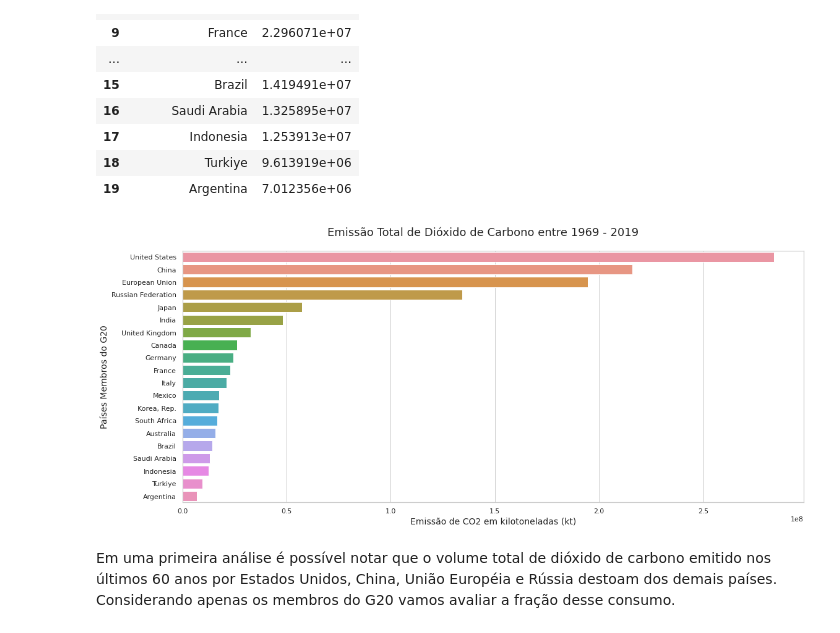
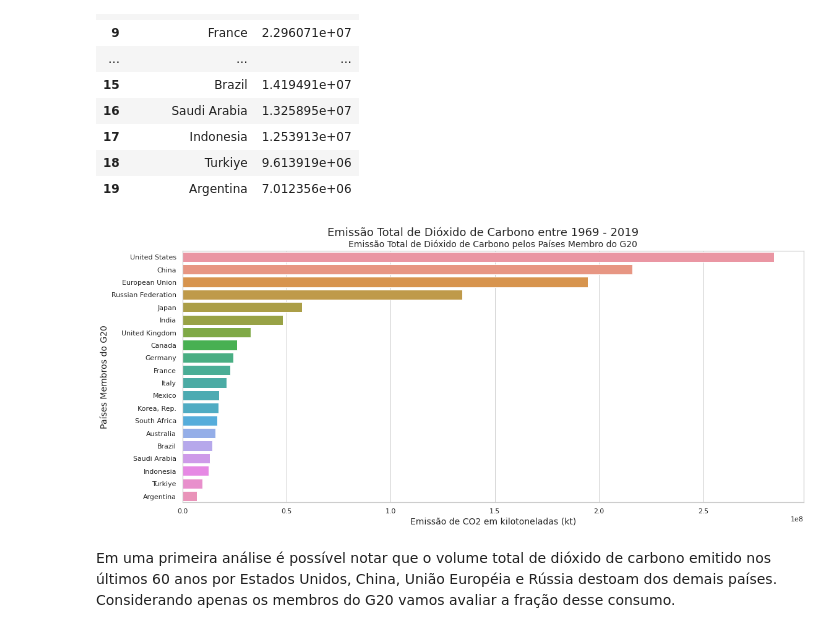
Before and after one commit to jmacedo91/01-World-Population-Data-Analysis, a Jupyter notebook: 001 - CO₂ Emissions.ipynb, the cells around one changed output. Saved outputs shown, nothing was run; the diff lists cells and outputs as text; code cells hidden in the pictures.

```diff
--- a/001 - CO₂ Emissions.ipynb
+++ b/001 - CO₂ Emissions.ipynb
@@ -189,12 +146,12 @@ rank_G20
 # %%
 ax = sns.barplot(data=rank_G20, y='country_name', x='value', orient='h')
 plt.suptitle('Emissão Total de Dióxido de Carbono entre 1969 - 2019', x = 0.5, y = 0.95, fontsize = 18)
-plt.title('', x = 0.5, y = 1.0, fontsize = 14)
+plt.title('Emissão Total de Dióxido de Carbono pelos Países Membro do G20', x = 0.5, y = 1.0, fontsize = 14)
 ax.set_xlabel('Emissão de CO2 em kilotoneladas (kt)', fontsize = 14)
 ax.set_ylabel('Países Membros do G20', fontsize = 14)
 ax = ax
 # %% [output]
-[figure, old version]
+[figure, new version]
 # %% [markdown]
 Em uma primeira análise é possível notar que o volume total de dióxido de carbono emitido nos últimos 60 anos por Estados Unidos, China, União Européia e Rússia destoam dos demais países. Considerando apenas os membros do G20 vamos avaliar a fração desse consumo.
 # %%
```
Also changed, not shown: parts of 10 cells of this notebook.
